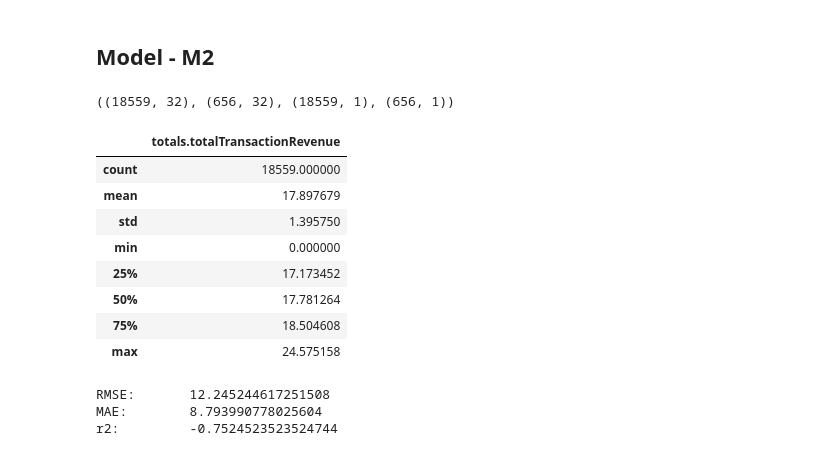
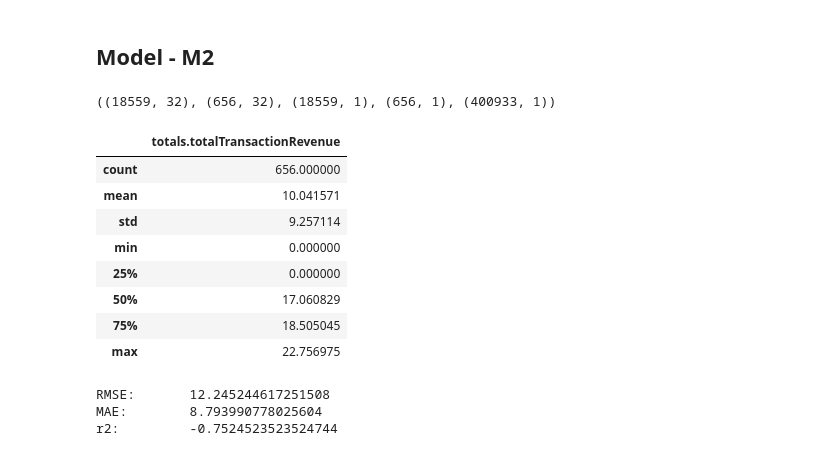
Before and after one commit to AsiMrz/MAYC_ML_Revenue_Prediction, a Jupyter notebook: Classification and Regression.ipynb, the cells around one changed output. Drawn from its saved outputs; the diff is of its cells as text; code cells hidden in the pictures.

```diff
--- a/Classification and Regression.ipynb
+++ b/Classification and Regression.ipynb
@@ -337,21 +318,22 @@ x_train_M2 = T_train_M2[CAT_COLS_M2 + CONT_COLS_M2]
 x_test_M2 = P_test_M2[CAT_COLS_M2 + CONT_COLS_M2]
 y_train_M2 = T_train_M2[[TARGET_M2]]
 y_test_M2 = P_test_M2[[TARGET_M2]]
-x_train_M2.shape, x_test_M2.shape, y_train_M2.shape, y_test_M2.shape
+y_test_Z = Z_test_M2[[TARGET_M2]]
+x_train_M2.shape, x_test_M2.shape, y_train_M2.shape, y_test_M2.shape, y_test_Z.shape
 # %% [output]
-((18559, 32), (656, 32), (18559, 1), (656, 1))
+((18559, 32), (656, 32), (18559, 1), (656, 1), (400933, 1))
 # %%
-y_train_M2.describe()
+y_test_M2.describe()
 # %% [output]
 |  | totals.totalTransactionRevenue |
-| count | 18559.000000 |
-| mean | 17.897679 |
-| std | 1.395750 |
+| count | 656.000000 |
+| mean | 10.041571 |
+| std | 9.257114 |
 | min | 0.000000 |
-| 25% | 17.173452 |
-| 50% | 17.781264 |
-| 75% | 18.504608 |
-| max | 24.575158 |
+| 25% | 0.000000 |
+| 50% | 17.060829 |
+| 75% | 18.505045 |
+| max | 22.756975 |
 # %%
 model_M2 = RandomForestRegressor(
     n_estimators=100, # Hyperparameter 1
```
Also changed, not shown: parts of 25 cells of this notebook.
